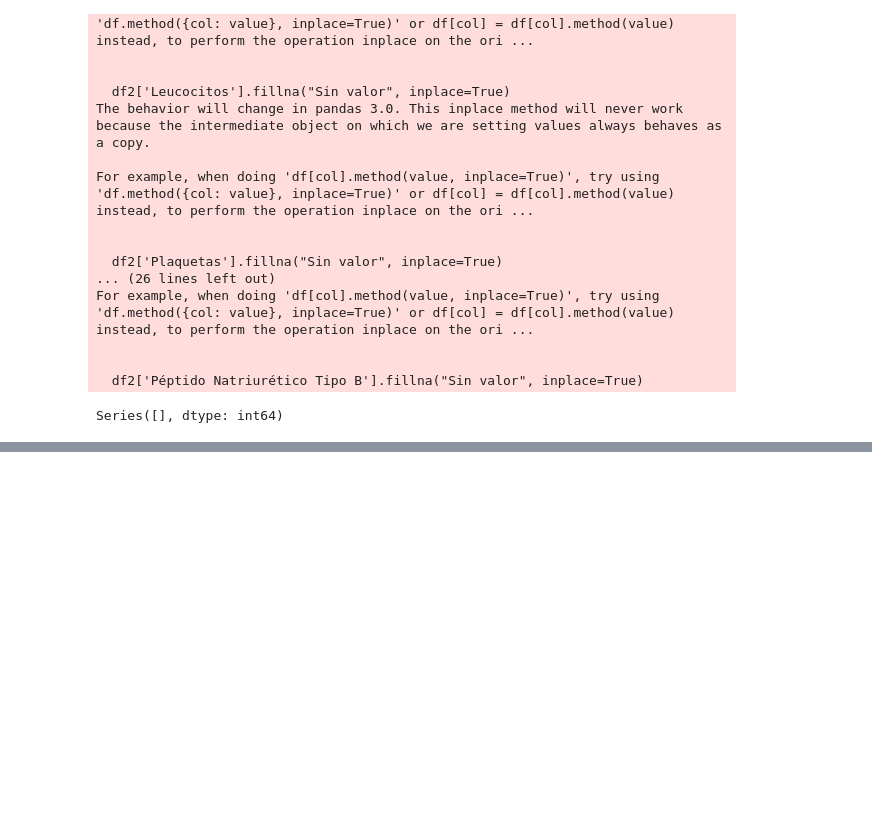
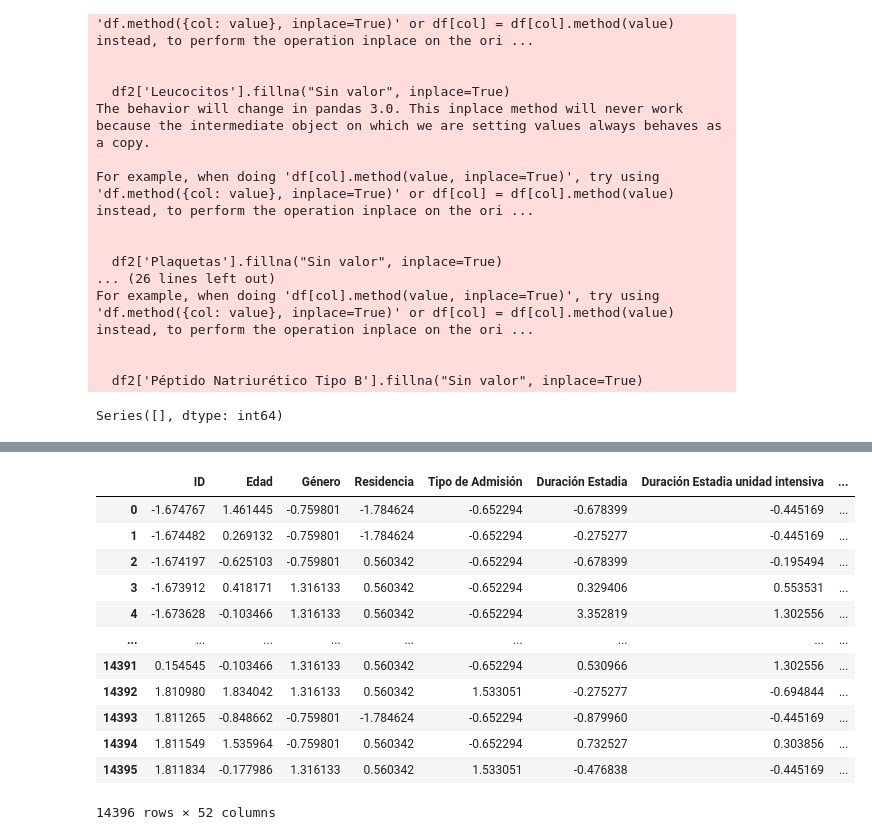
Before and after one commit to Estefaniagz/Proyecto_nocountry, a Jupyter notebook: explore.ipynb, the cells around one changed output, grey strips where cells are left out. Saved outputs shown, nothing was run; the diff lists cells and outputs as text; code cells hidden in the pictures; blank space fills up the shorter version.

Commit message:
escalado¿?

```diff
--- a/explore.ipynb
+++ b/explore.ipynb
@@ -1089,0 +1136,12 @@ memory usage: 5.9+ MB
+# %%
+df2.replace('EMPTY', 'Sin valor', inplace=True)
+# %%
+from sklearn.preprocessing import StandardScaler
+
+# Inicializar el escalador StandardScaler
+scaler = StandardScaler()
+
+# Aplicar el escalador
+df2_scaled = pd.DataFrame(scaler.fit_transform(df2), columns=df2.columns)
+
+print(df2_scaled)
@@ -1089,0 +1166,16 @@ memory usage: 5.9+ MB
+# %%
+df2_scaled
+# %% [output]
+|  | ID | Edad | Género | Residencia | Tipo de Admisión | Duración Estadia | Duración Estadia unidad intensiva | ... |
+| 0 | -1.674767 | 1.461445 | -0.759801 | -1.784624 | -0.652294 | -0.678399 | -0.445169 | ... |
+| 1 | -1.674482 | 0.269132 | -0.759801 | -1.784624 | -0.652294 | -0.275277 | -0.445169 | ... |
+| 2 | -1.674197 | -0.625103 | -0.759801 | 0.560342 | -0.652294 | -0.678399 | -0.195494 | ... |
+| 3 | -1.673912 | 0.418171 | 1.316133 | 0.560342 | -0.652294 | 0.329406 | 0.553531 | ... |
+| 4 | -1.673628 | -0.103466 | 1.316133 | 0.560342 | -0.652294 | 3.352819 | 1.302556 | ... |
+| ... | ... | ... | ... | ... | ... | ... | ... | ... |
+| 14391 | 0.154545 | -0.103466 | 1.316133 | 0.560342 | -0.652294 | 0.530966 | 1.302556 | ... |
+| 14392 | 1.810980 | 1.834042 | 1.316133 | 0.560342 | 1.533051 | -0.275277 | -0.694844 | ... |
+| 14393 | 1.811265 | -0.848662 | -0.759801 | -1.784624 | -0.652294 | -0.879960 | -0.445169 | ... |
+| 14394 | 1.811549 | 1.535964 | -0.759801 | 0.560342 | -0.652294 | 0.732527 | 0.303856 | ... |
+| 14395 | 1.811834 | -0.177986 | 1.316133 | 0.560342 | 1.533051 | -0.476838 | -0.445169 | ... |
+14396 rows × 52 columns
```
Also changed, not shown: parts of 27 cells of this notebook.
